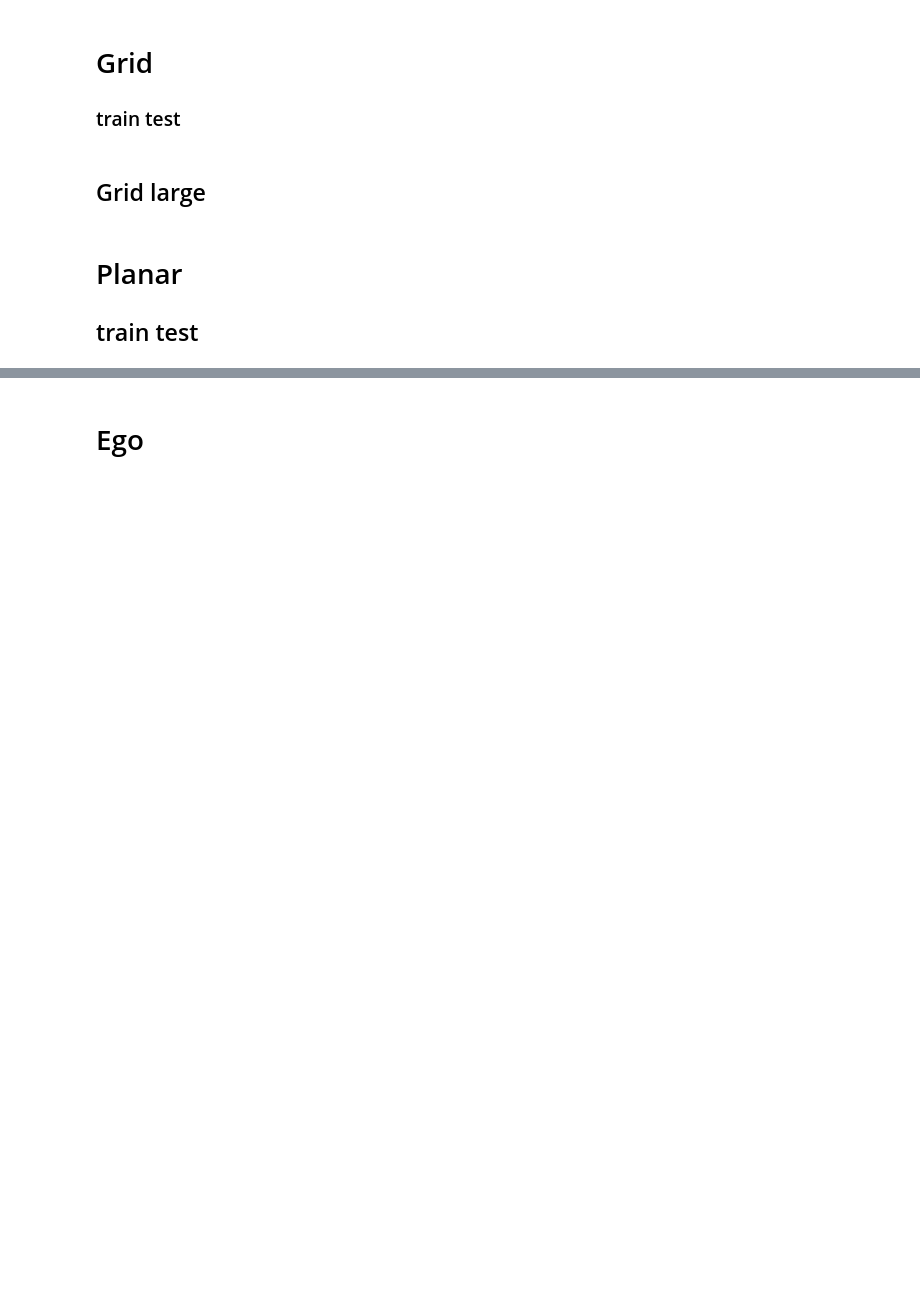
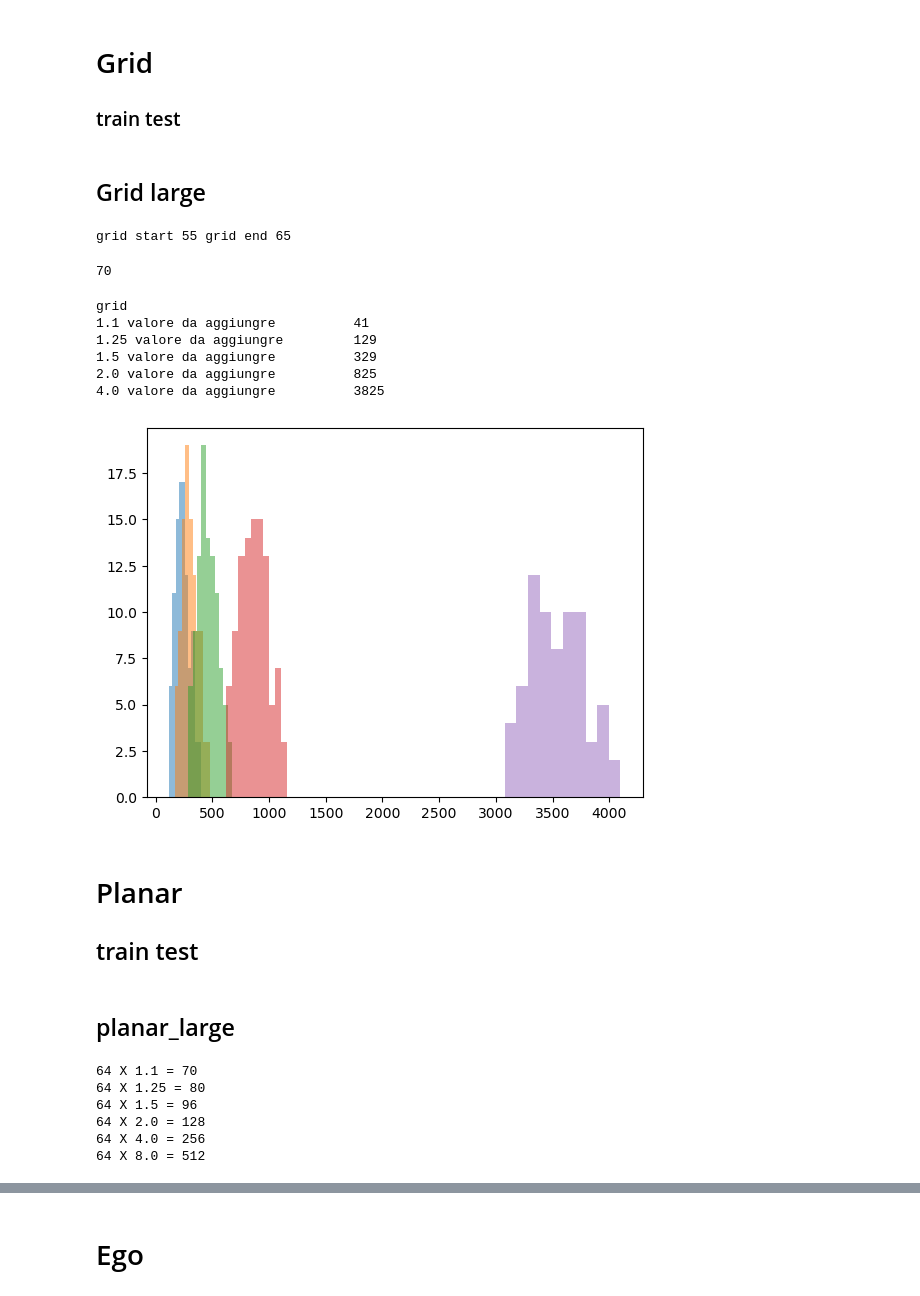
Before and after one commit to manfred-jaeger-aalborg/AHK, a Jupyter notebook: Gen Graphs.ipynb, the cells around one changed output, grey strips where cells are left out. Saved outputs shown, nothing was run; the diff lists cells and outputs as text; code cells hidden in the pictures; blank space fills up the shorter version.

Commit message:
fix larger datasets

```diff
--- a/Gen Graphs.ipynb
+++ b/Gen Graphs.ipynb
@@ -23,8 +23,8 @@ def build_grid(grid_start,grid_end):
             adjs.append(adj)
             n_nodes.append(len(G.nodes()))
     n_max = (grid_end - 1) * (grid_end - 1)
-    print(len(adjs),n_max,np.max(n_nodes),np.min(n_nodes))
-    return np.array(adjs)
+    #print(len(adjs),n_max,np.max(n_nodes),np.min(n_nodes))
+    return np.array(adjs, dtype=object)
 # %%
 
 grid_start = 10
@@ -46,7 +46,2 @@ np.save("dataset/grid/grid_train_val_test.npy",np.array([train,val,test]))
 # %% [markdown]
 ## Grid large
-# %%
-grid_start = 22
-grid_end = 25
-adjs = build_grid(grid_start,grid_end)
-len(adjs)
@@ -53,3 +63,47 @@ len(adjs)
+# %%
+grid_start = 10
+grid_end = 20
+m = 15
+for increm in [1.1,1.25,1.5,2.0,4.0]:#,8.0]:
+
+    new_m = int(m*increm)
+    nodes_min = new_m-5
+    nodes_max = new_m+5
+    print("grid start",nodes_min,"grid end",nodes_max)
+
+
+    adjs = build_grid(nodes_min,nodes_max,1)
+    adjs = adjs[0:100]
+    print(len(adjs))
+    np.save("dataset/grid/grid_large_"+str(increm)+".npy",adjs)
+# %% [output]
+grid start 55 grid end 65
+70
+# %%
+m = 15
+print("grid")
+for increm in [1.1,1.25,1.5,2.0,4.0]:#,8.0]:
+
+    new_m = int(m*increm)
+    nodes_min = new_m-5
+    nodes_max = new_m+5
+    print(increm,"valore da aggiungre \t",nodes_max**2-400)
+# %% [output]
+grid
+1.1 valore da aggiungre          41
+1.25 valore da aggiungre         129
+1.5 valore da aggiungre          329
+2.0 valore da aggiungre          825
+4.0 valore da aggiungre          3825
+# %%
+for increm in [1.1,1.25,1.5,2.0,4.0]:#,8.0]:
+    a = np.load("dataset/grid/grid_large_/grid_large_"+str(increm)+".npy",allow_pickle=True)
+    x = [len(i) for i in a]
+    plt.hist(x,alpha=0.5,label=str(increm))
+
+plt.show()
+# %% [output]
+[figure, added]
 # %% [markdown]
 # Planar
 ## train test
@@ -98,0 +153,19 @@ np.save("dataset/planar/planar_train_val_test.npy",np.array([train,val,test]))
+# %% [markdown]
+## planar_large
+# %%
+n_graphs = 200
+orig_size = 64
+
+for increm in [1.1,1.25,1.5,2.0,4.0,8.0]:
+    n_nodes = int(orig_size*increm)
+    print(orig_size,"X",increm,"=",n_nodes)
+    adjs = build_planar(n_graphs,n_nodes)
+
+    np.save("dataset/planar/planar_large_"+str(increm)+".npy",adjs)
+# %% [output]
+64 X 1.1 = 70
+64 X 1.25 = 80
+64 X 1.5 = 96
+64 X 2.0 = 128
+64 X 4.0 = 256
+64 X 8.0 = 512
```
Also changed, not shown: parts of 16 cells of this notebook, 22 other files.
